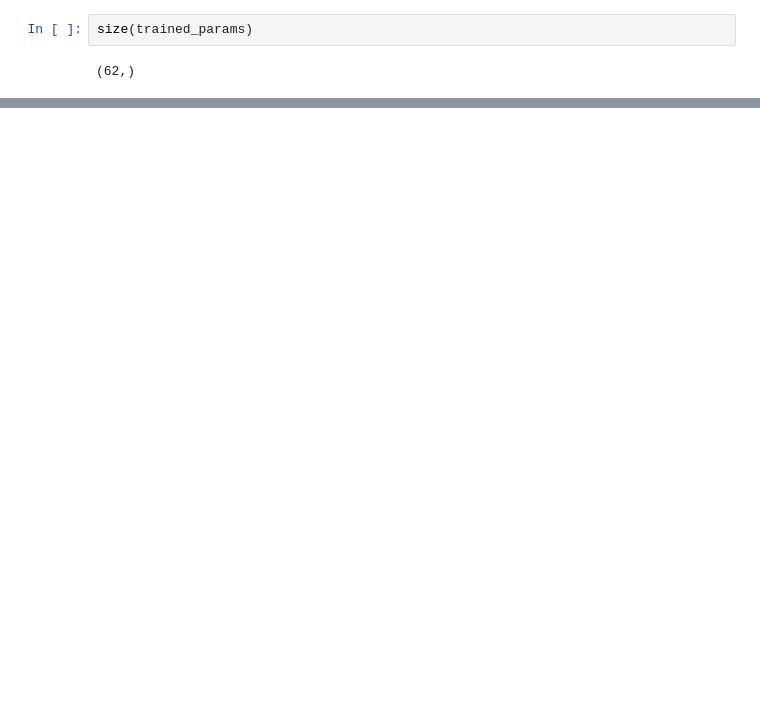
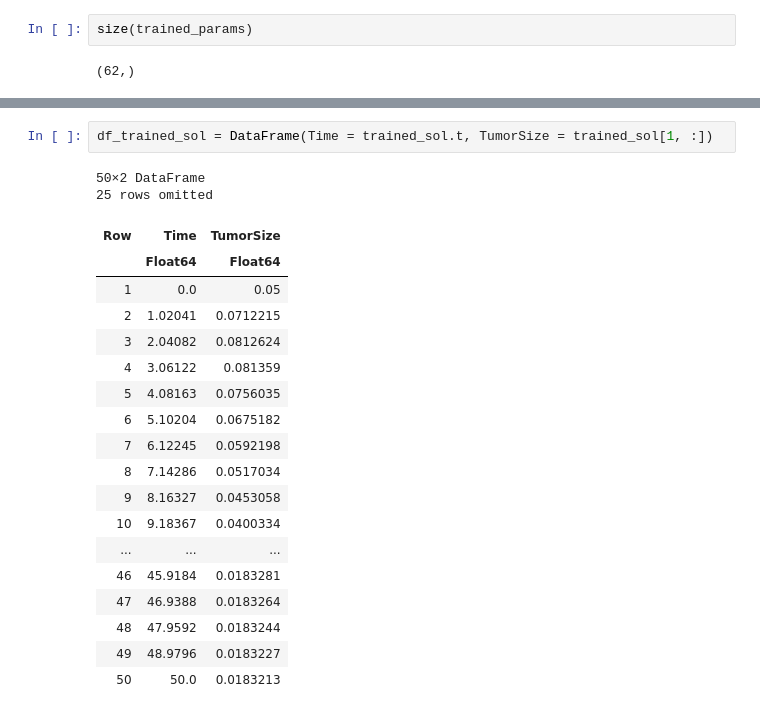
Before and after one commit to Nirbhay0007/SciML_Projects, a Jupyter notebook: cancer_growth_modeling.ipynb, the cells around one changed output, grey strips where cells are left out. Drawn from its saved outputs; the diff is of its cells as text; blank space fills up the shorter version.

```diff
--- a/cancer_growth_modeling.ipynb
+++ b/cancer_growth_modeling.ipynb
@@ -397,0 +394,23 @@ If all three lines overlap perfectly, you have successfully completed the entire
+# %%
+df_trained_sol = DataFrame(Time = trained_sol.t, TumorSize = trained_sol[1, :])
+# %% [output]
+50×2 DataFrame
+25 rows omitted
+| Row | Time | TumorSize |
+|  | Float64 | Float64 |
+| 1 | 0.0 | 0.05 |
+| 2 | 1.02041 | 0.0712215 |
+| 3 | 2.04082 | 0.0812624 |
+| 4 | 3.06122 | 0.081359 |
+| 5 | 4.08163 | 0.0756035 |
+| 6 | 5.10204 | 0.0675182 |
+| 7 | 6.12245 | 0.0592198 |
+| 8 | 7.14286 | 0.0517034 |
+| 9 | 8.16327 | 0.0453058 |
+| 10 | 9.18367 | 0.0400334 |
+| ... | ... | ... |
+| 46 | 45.9184 | 0.0183281 |
+| 47 | 46.9388 | 0.0183264 |
+| 48 | 47.9592 | 0.0183244 |
+| 49 | 48.9796 | 0.0183227 |
+| 50 | 50.0 | 0.0183213 |
```
Also changed, not shown: parts of 29 cells of this notebook.
